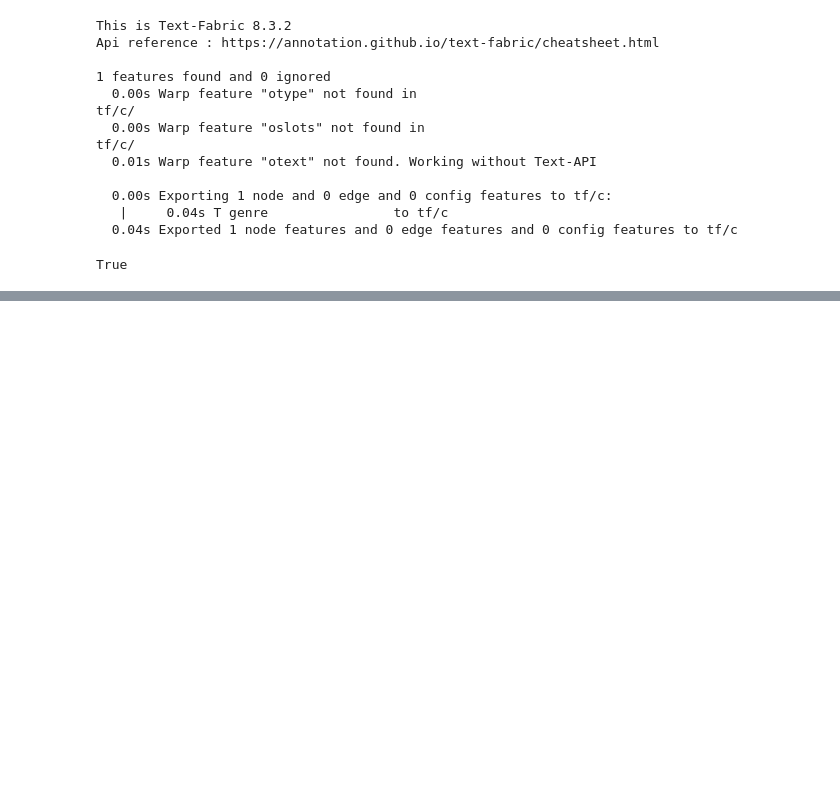
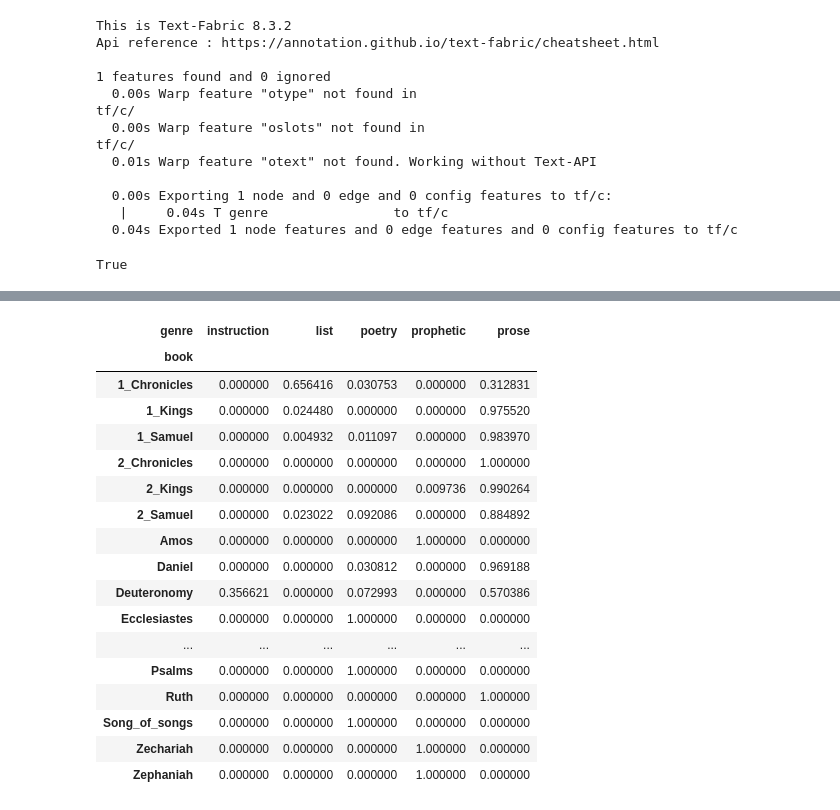
Before and after one commit to ETCBC/genre_synvar, a Jupyter notebook: ranges2tf.ipynb, the cells around one changed output, grey strips where cells are left out. Cells and saved outputs as stored; diff of their text form; code cells hidden in the pictures; blank space fills up the shorter version.

```diff
--- a/ranges2tf.ipynb
+++ b/ranges2tf.ipynb
@@ -150,0 +281,23 @@ True
+# %%
+# get percentages
+
+book2genre.div(book2genre.sum(1), 0)
+# %% [output]
+| genre | instruction | list | poetry | prophetic | prose |
+| book |  |  |  |  |  |
+| 1_Chronicles | 0.000000 | 0.656416 | 0.030753 | 0.000000 | 0.312831 |
+| 1_Kings | 0.000000 | 0.024480 | 0.000000 | 0.000000 | 0.975520 |
+| 1_Samuel | 0.000000 | 0.004932 | 0.011097 | 0.000000 | 0.983970 |
+| 2_Chronicles | 0.000000 | 0.000000 | 0.000000 | 0.000000 | 1.000000 |
+| 2_Kings | 0.000000 | 0.000000 | 0.000000 | 0.009736 | 0.990264 |
+| 2_Samuel | 0.000000 | 0.023022 | 0.092086 | 0.000000 | 0.884892 |
+| Amos | 0.000000 | 0.000000 | 0.000000 | 1.000000 | 0.000000 |
+| Daniel | 0.000000 | 0.000000 | 0.030812 | 0.000000 | 0.969188 |
+| Deuteronomy | 0.356621 | 0.000000 | 0.072993 | 0.000000 | 0.570386 |
+| Ecclesiastes | 0.000000 | 0.000000 | 1.000000 | 0.000000 | 0.000000 |
+| ... | ... | ... | ... | ... | ... |
+| Psalms | 0.000000 | 0.000000 | 1.000000 | 0.000000 | 0.000000 |
+| Ruth | 0.000000 | 0.000000 | 0.000000 | 0.000000 | 1.000000 |
+| Song_of_songs | 0.000000 | 0.000000 | 1.000000 | 0.000000 | 0.000000 |
+| Zechariah | 0.000000 | 0.000000 | 0.000000 | 1.000000 | 0.000000 |
+| Zephaniah | 0.000000 | 0.000000 | 0.000000 | 1.000000 | 0.000000 |
```
Also changed, not shown: parts of 8 cells of this notebook.
